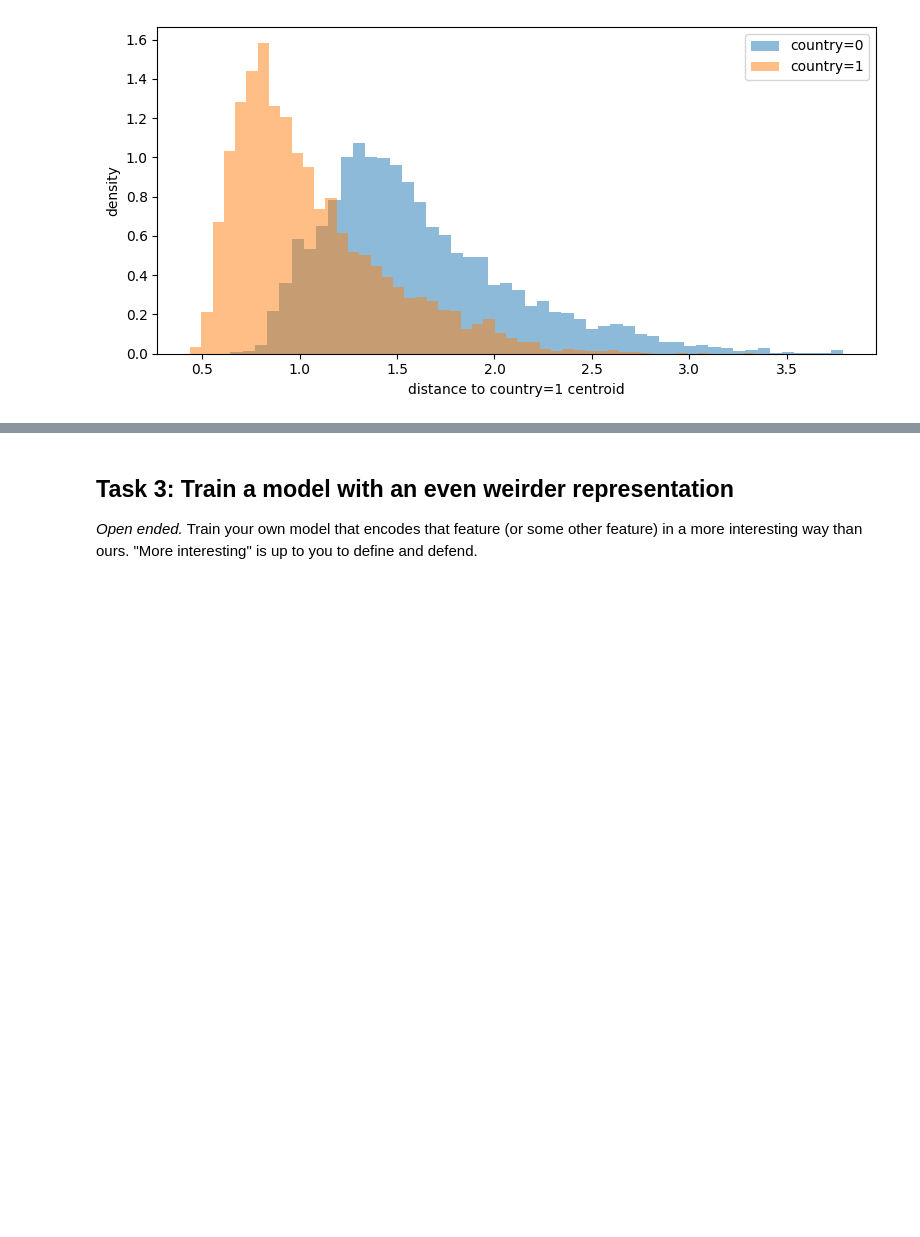
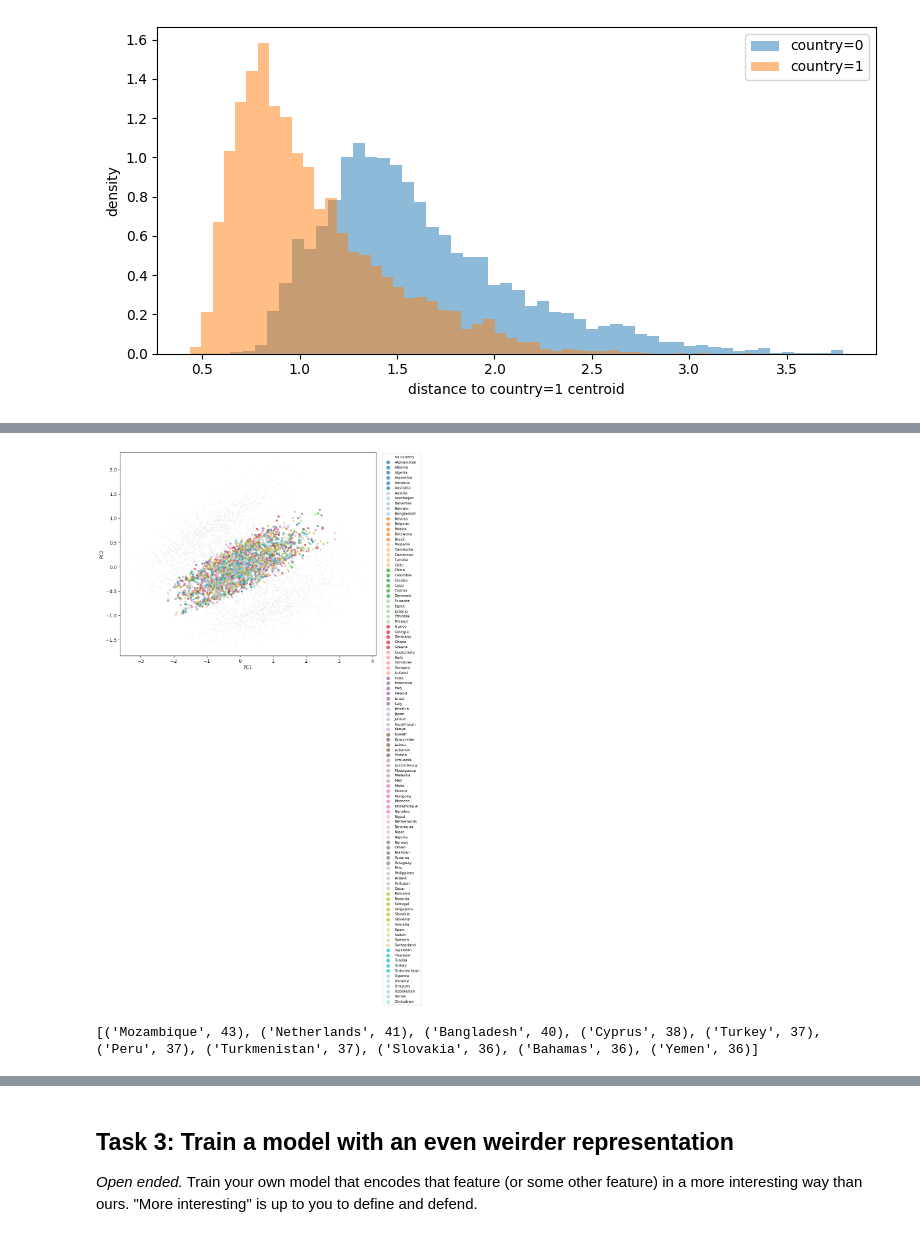
Before and after one commit to artmoskvin/bluedot-tais-puzzle, a Jupyter notebook: puzzle.ipynb, the cells around one changed output, grey strips where cells are left out. Saved outputs shown, nothing was run; the diff lists cells and outputs as text; code cells hidden in the pictures; blank space fills up the shorter version.

```diff
--- a/puzzle.ipynb
+++ b/puzzle.ipynb
@@ -383,0 +651,17 @@ plt.tight_layout()
+# %%
+import re
+
+pattern = re.compile(r"\b(" + "|".join(countries) + r")\b", re.IGNORECASE)
+
+def extract_country(text):
+    m = pattern.search(text)
+    return m.group(1).title() if m else None
+
+countries_per_text = [extract_country(text) for text in train_texts]
+
+print(f"texts with country: {(y == 1).sum()}")
+print(f"countries recognized: {sum(c is not None for c in countries_per_text)}")
+print()
+
+print(f"{train_texts[:5]=}")
+print(f"{countries_per_text[:5]=}")
@@ -383,0 +674,34 @@ plt.tight_layout()
+# %%
+import matplotlib.pyplot as plt
+import numpy as np
+
+# Background: country=0 in light gray
+fig, ax = plt.subplots(figsize=(10, 8))
+ax.scatter(X_reduced[y == 0, 0], X_reduced[y == 0, 1],
+           s=4, alpha=0.15, c="lightgray", label="no country")
+
+# Foreground: one color per country
+unique_countries = sorted({c for c in countries_per_text if c is not None})
+cmap = plt.get_cmap("tab20", len(unique_countries))   # categorical palette
+
+for i, country in enumerate(unique_countries):
+    mask = np.array([c == country for c in countries_per_text])
+    if mask.sum() < 5:    # skip countries with very few examples
+        continue
+    ax.scatter(X_reduced[mask, 0], X_reduced[mask, 1],
+               s=12, alpha=0.7, color=cmap(i), label=country)
+
+ax.set_xlabel("PC1")
+ax.set_ylabel("PC2")
+ax.legend(bbox_to_anchor=(1.02, 1), loc="upper left", fontsize=8, markerscale=2)
+plt.tight_layout()
+# %% [output]
+[figure, added]
+# %%
+from collections import Counter
+
+counts = Counter(c for c in countries_per_text if c)
+top = [c for c, _ in counts.most_common(8)]
+print(counts.most_common(10))   # sanity check
+# %% [output]
+[('Mozambique', 43), ('Netherlands', 41), ('Bangladesh', 40), ('Cyprus', 38), ('Turkey', 37), ('Peru', 37), ('Turkmenistan', 37), ('Slovakia', 36), ('Bahamas', 36), ('Yemen', 36)]
```
Also changed, not shown: parts of 17 cells of this notebook.
